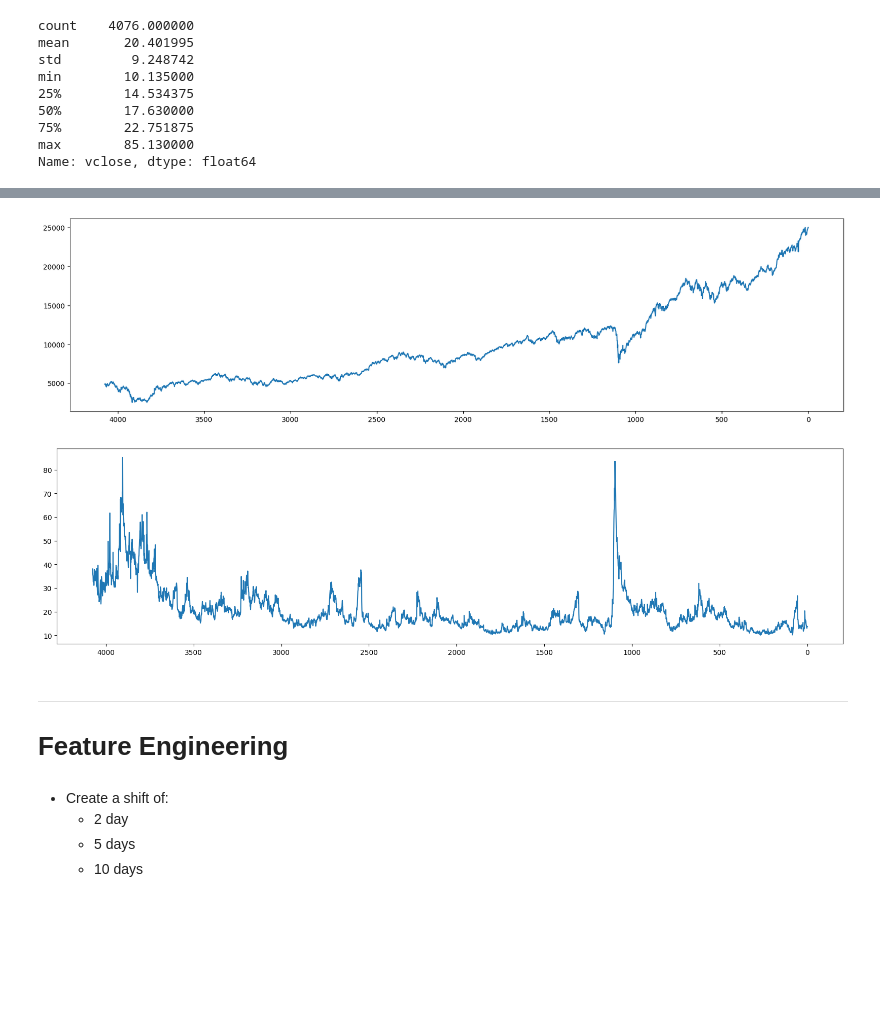
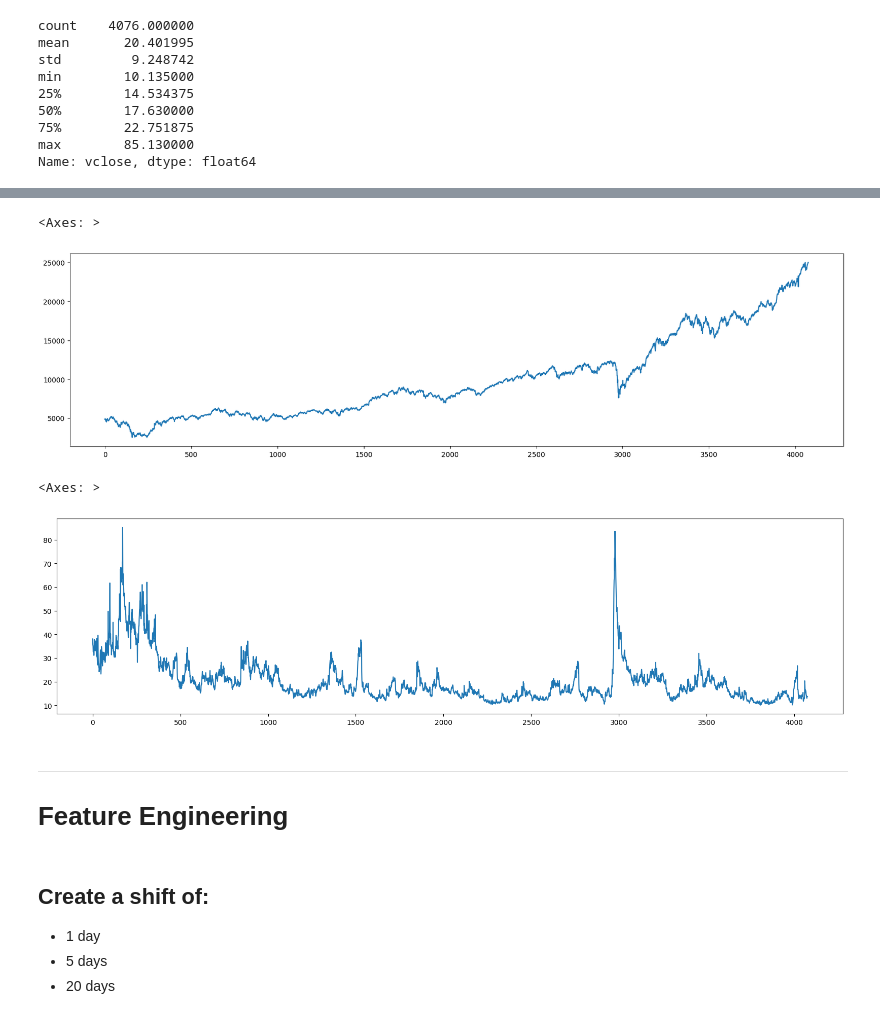
Before and after one commit to albertodavincishekhawat/IndiaVIXanalysis, a Jupyter notebook: AnalysingIndiaVIXdata.ipynb, the cells around one changed output, grey strips where cells are left out. Cells and saved outputs as stored; diff of their text form; code cells hidden in the pictures; blank space fills up the shorter version.

```diff
--- a/AnalysingIndiaVIXdata.ipynb
+++ b/AnalysingIndiaVIXdata.ipynb
@@ -175,0 +206,19 @@ Name: vclose, dtype: float64
+# %%
+def convert_value(value):
+    if isinstance(value, str):  # Ensure the value is a string
+        # Remove commas for proper float conversion
+        value = value.replace(',', '')
+        if value.endswith('K'):
+            return float(value[:-1]) * 1000
+        elif value.endswith('M'):
+            return float(value[:-1]) * 1000000
+        elif value.endswith('B'):
+            return float(value[:-1]) * 1000000000
+        else:
+            return float(value)  # No suffix, just convert to float
+    elif isinstance(value, (int, float)):  # Handle numeric values directly
+        return float(value)
+    else:
+        raise ValueError(f"Unsupported value type: {type(value)}")
+# %%
+niftyvix['Vol._y'] = niftyvix['Vol._y'].apply(convert_value)
@@ -175,0 +227,2 @@ Name: vclose, dtype: float64
+# %%
+niftyvix = niftyvix.rename(columns={'Vol._y': 'nvol'})
@@ -175,0 +243,2 @@ Name: vclose, dtype: float64
+# %%
+niftyvix = niftyvix.iloc[::-1].reset_index(drop=True)
@@ -176,16 +257,18 @@ Name: vclose, dtype: float64
 # %%
-niftyvix['nclose'].plot(figsize=(20,5)).invert_xaxis()
+niftyvix['nclose'].plot(figsize=(20,5))
 # %% [output]
+<Axes: >
-[figure, old version]
+[figure, new version]
 # %%
-niftyvix['vclose'].plot(figsize=(20,5)).invert_xaxis()
+niftyvix['vclose'].plot(figsize=(20,5))
 # %% [output]
+<Axes: >
-[figure, old version]
+[figure, new version]
 # %% [markdown]
 ---
 # Feature Engineering
 # %% [markdown]
-- Create a shift of:
-    - 2 day
-    - 5 days
-    - 10 days
+## Create a shift of:
+- 1 day
+- 5 days
+- 20 days
```
Also changed, not shown: parts of 30 cells of this notebook.
